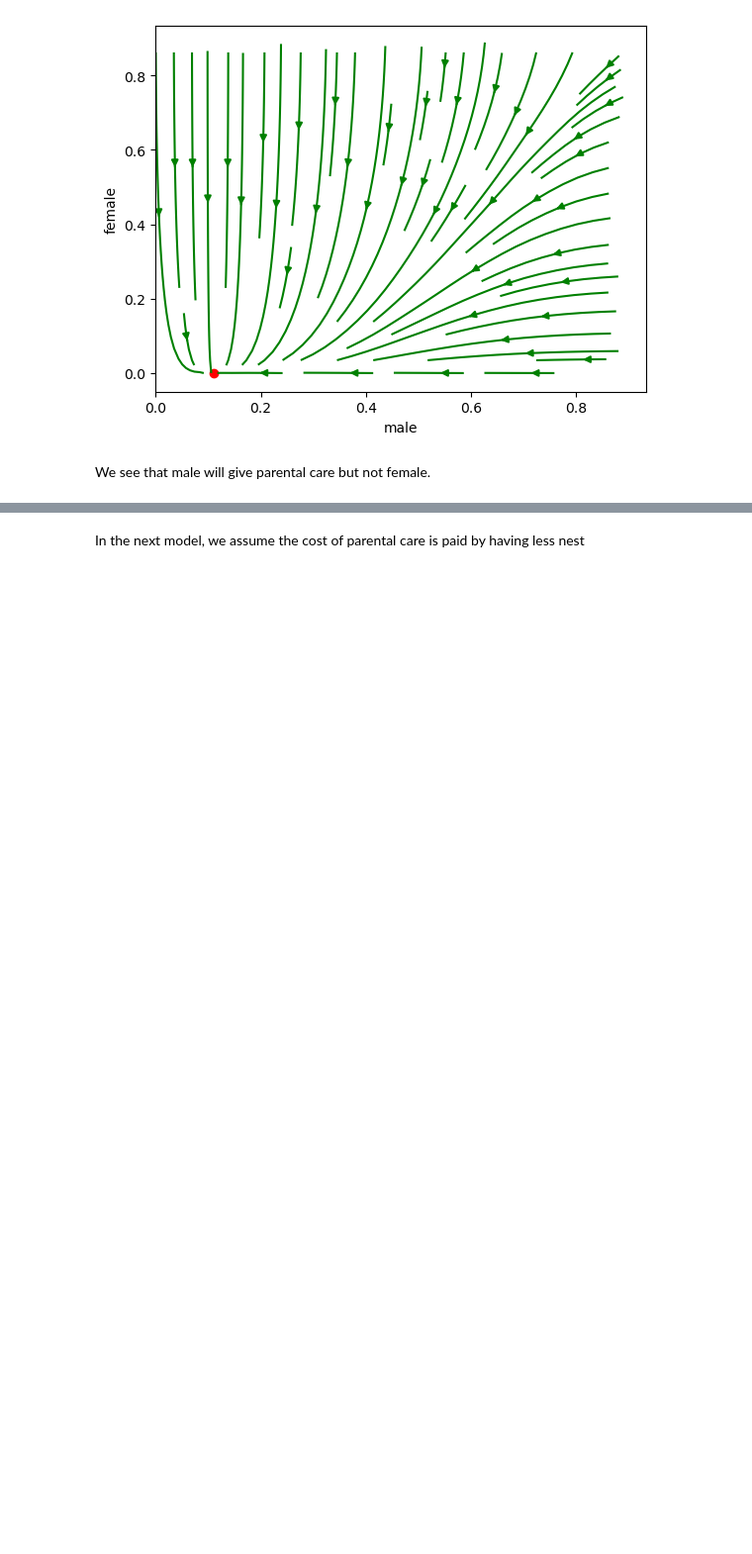
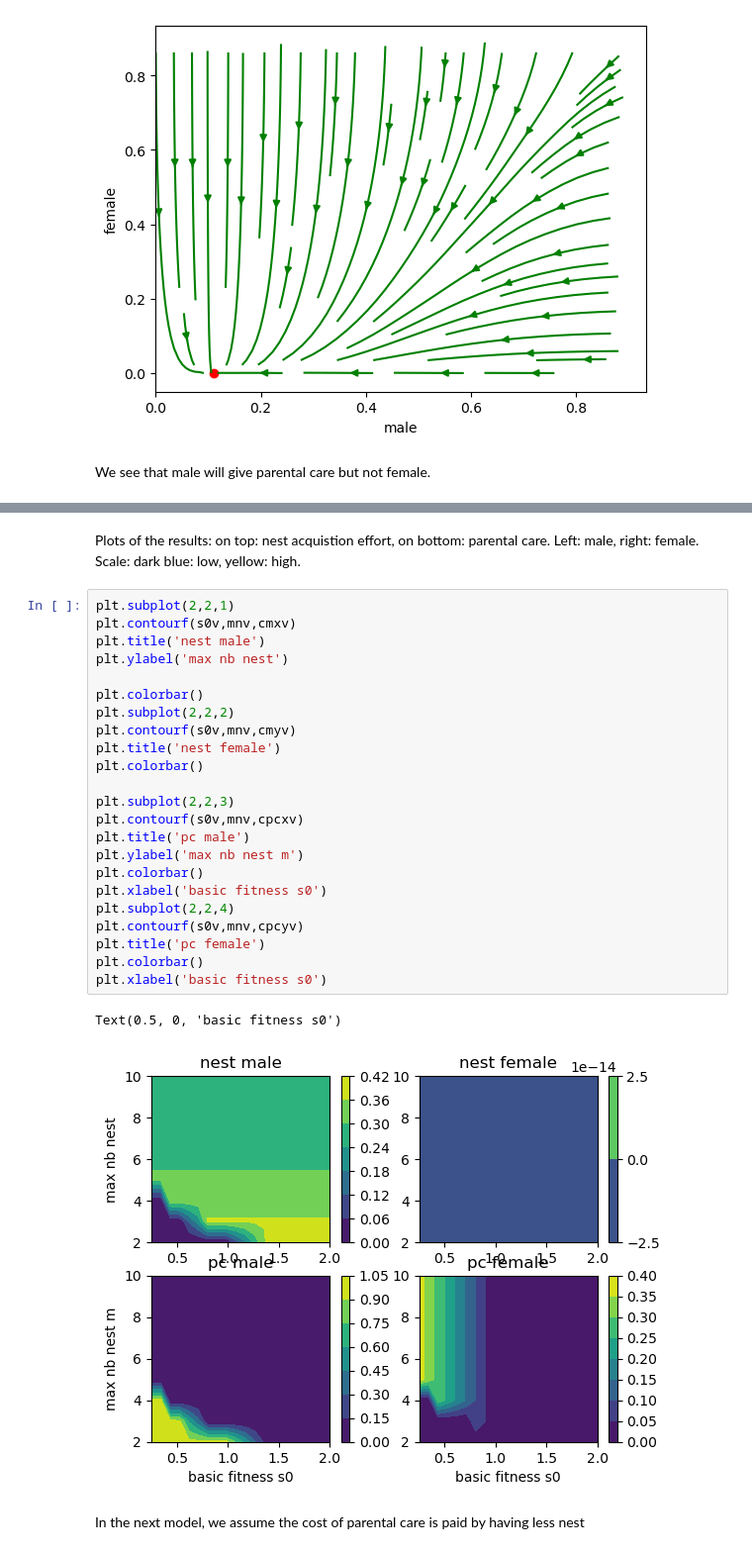
Before and after one commit to alan-flatres/sexual-selection, a Jupyter notebook: mate-parentalcare.ipynb, the cells around one changed output, grey strips where cells are left out. Shown at 99% size. Cells and saved outputs as stored; diff of their text form; blank space fills up the shorter version.

```diff
--- a/mate-parentalcare.ipynb
+++ b/mate-parentalcare.ipynb
@@ -161,3 +175,31 @@ female: nest:  0  female: parental care:  0
+# %% [markdown]
+Plots of the results: on top: nest acquistion effort, on bottom: parental care. Left: male, right: female. Scale: dark blue: low, yellow: high.
+# %%
+plt.subplot(2,2,1)
+plt.contourf(s0v,mnv,cmxv)
+plt.title('nest male')
+plt.ylabel('max nb nest')
+
+plt.colorbar()
+plt.subplot(2,2,2)
+plt.contourf(s0v,mnv,cmyv)
+plt.title('nest female')
+plt.colorbar()
+
+plt.subplot(2,2,3)
+plt.contourf(s0v,mnv,cpcxv)
+plt.title('pc male')
+plt.ylabel('max nb nest m')
+plt.colorbar()
+plt.xlabel('basic fitness s0')
+plt.subplot(2,2,4)
+plt.contourf(s0v,mnv,cpcyv)
+plt.title('pc female')
+plt.colorbar()
+plt.xlabel('basic fitness s0')
+# %% [output]
+Text(0.5, 0, 'basic fitness s0')
+[figure, added]
 # %% [markdown]
 In the next model, we assume the cost of parental care is paid by having less nest
 # %%
```
Also changed, not shown: parts of 6 cells of this notebook.
